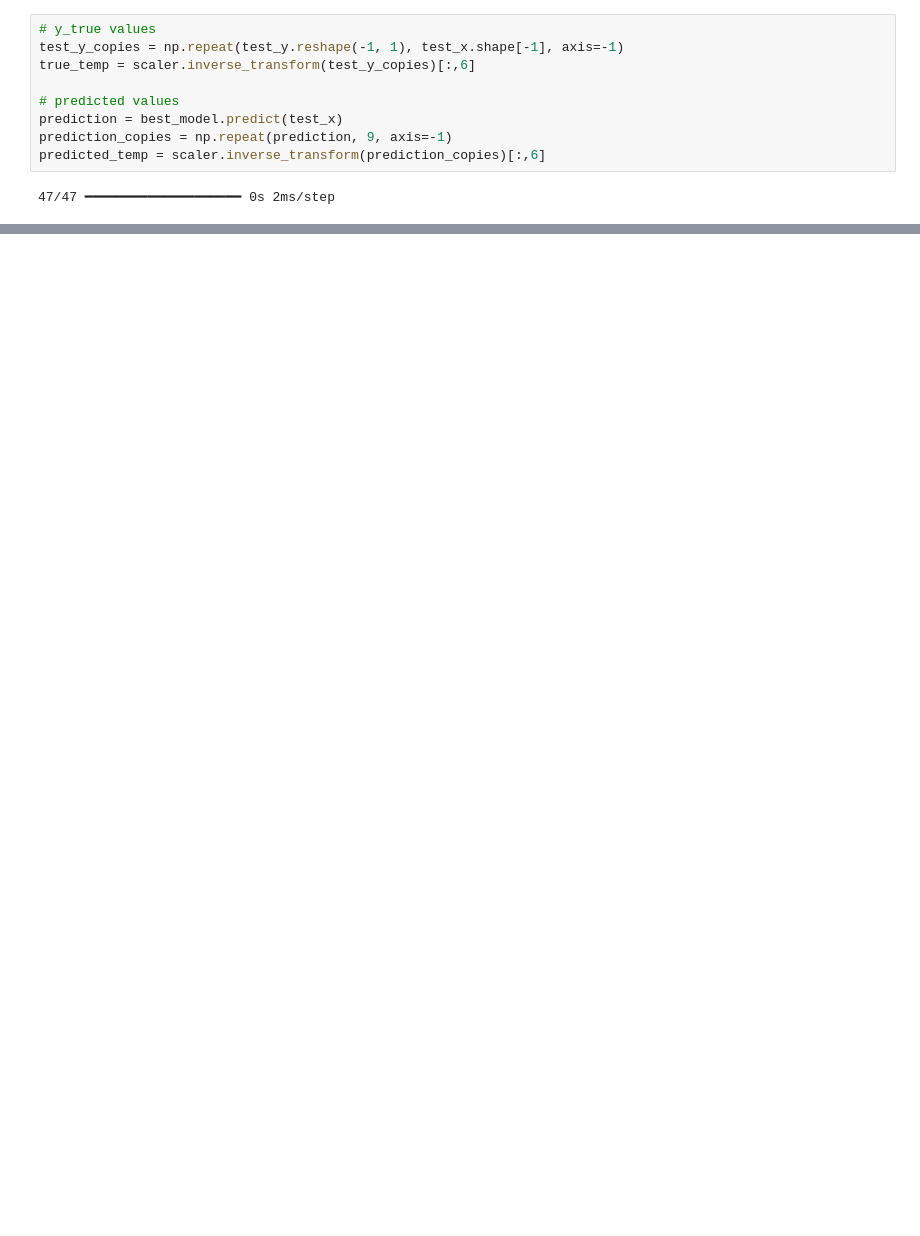
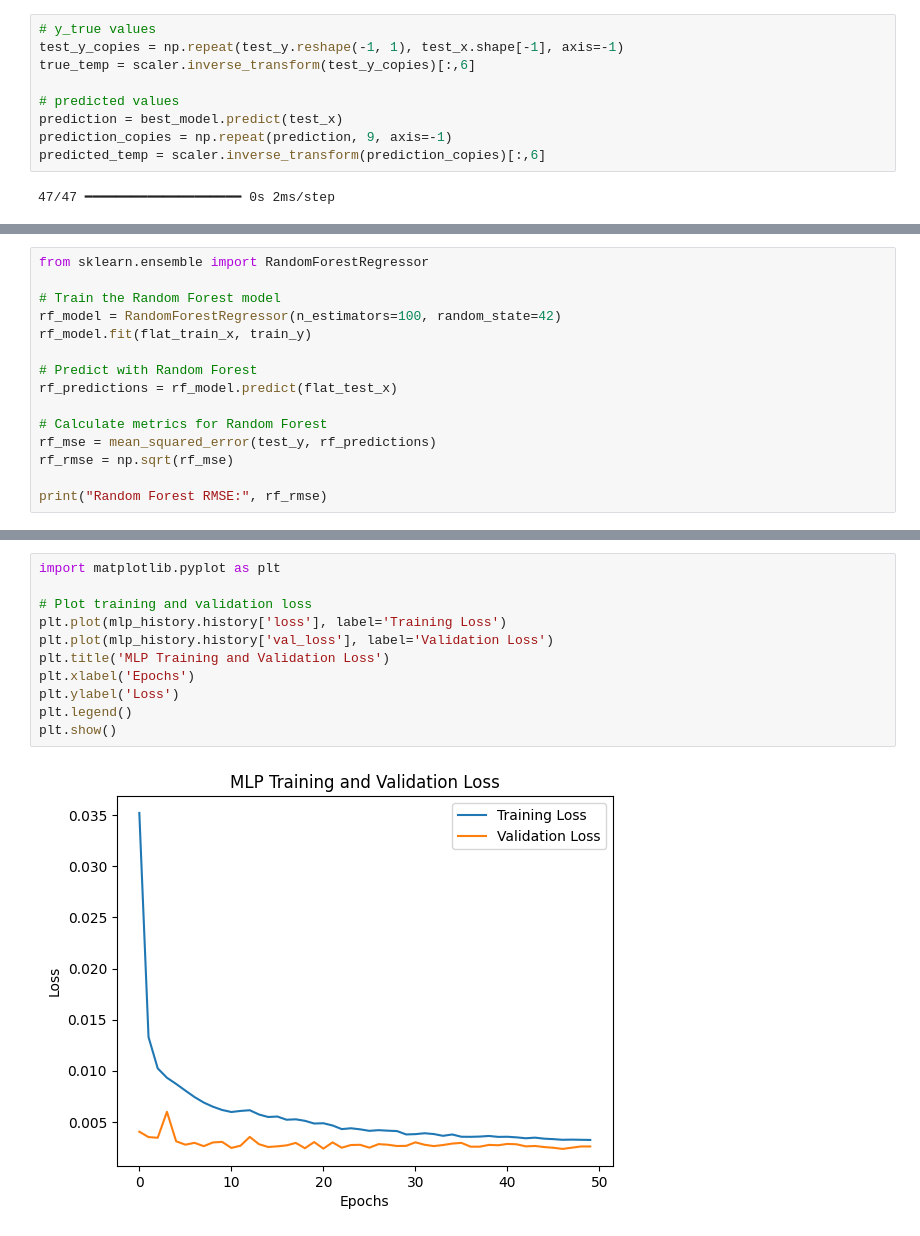
Before and after one commit to proloypoddar/Weather-Predection-By-LSTM, a Jupyter notebook: Weather_prediction_(LSTM).ipynb, the cells around one changed output, grey strips where cells are left out. Saved outputs shown, nothing was run; the diff lists cells and outputs as text; blank space fills up the shorter version.

```diff
--- a/Weather_prediction_(LSTM).ipynb
+++ b/Weather_prediction_(LSTM).ipynb
@@ -334,0 +361,15 @@ plt.show()
+# %%
+from sklearn.ensemble import RandomForestRegressor
+
+# Train the Random Forest model
+rf_model = RandomForestRegressor(n_estimators=100, random_state=42)
+rf_model.fit(flat_train_x, train_y)
+
+# Predict with Random Forest
+rf_predictions = rf_model.predict(flat_test_x)
+
+# Calculate metrics for Random Forest
+rf_mse = mean_squared_error(test_y, rf_predictions)
+rf_rmse = np.sqrt(rf_mse)
+
+print("Random Forest RMSE:", rf_rmse)
@@ -334,0 +452,13 @@ plt.show()
+# %%
+import matplotlib.pyplot as plt
+
+# Plot training and validation loss
+plt.plot(mlp_history.history['loss'], label='Training Loss')
+plt.plot(mlp_history.history['val_loss'], label='Validation Loss')
+plt.title('MLP Training and Validation Loss')
+plt.xlabel('Epochs')
+plt.ylabel('Loss')
+plt.legend()
+plt.show()
+# %% [output]
+[figure, added]
```
Also changed, not shown: parts of 15 cells of this notebook, 1 other file.
